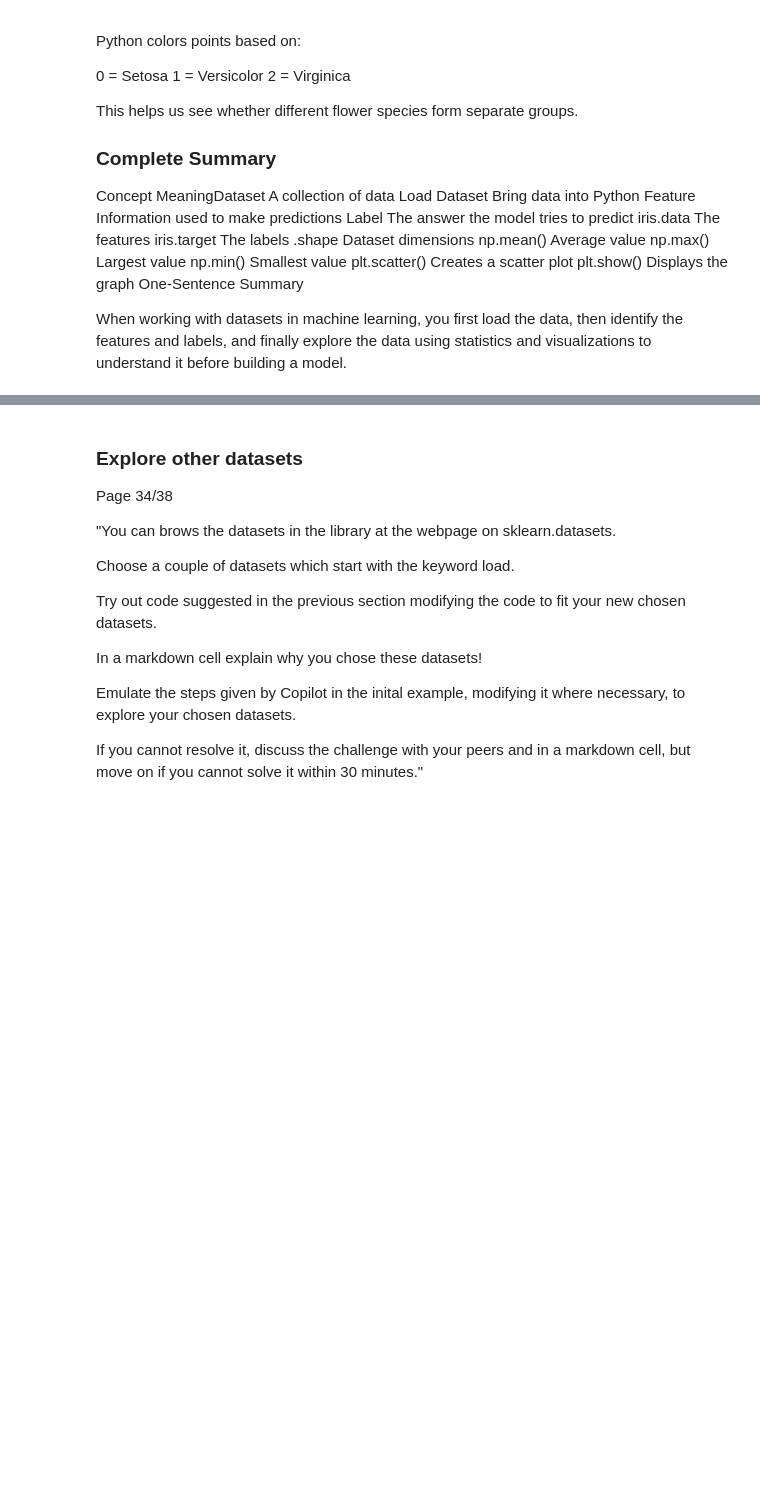
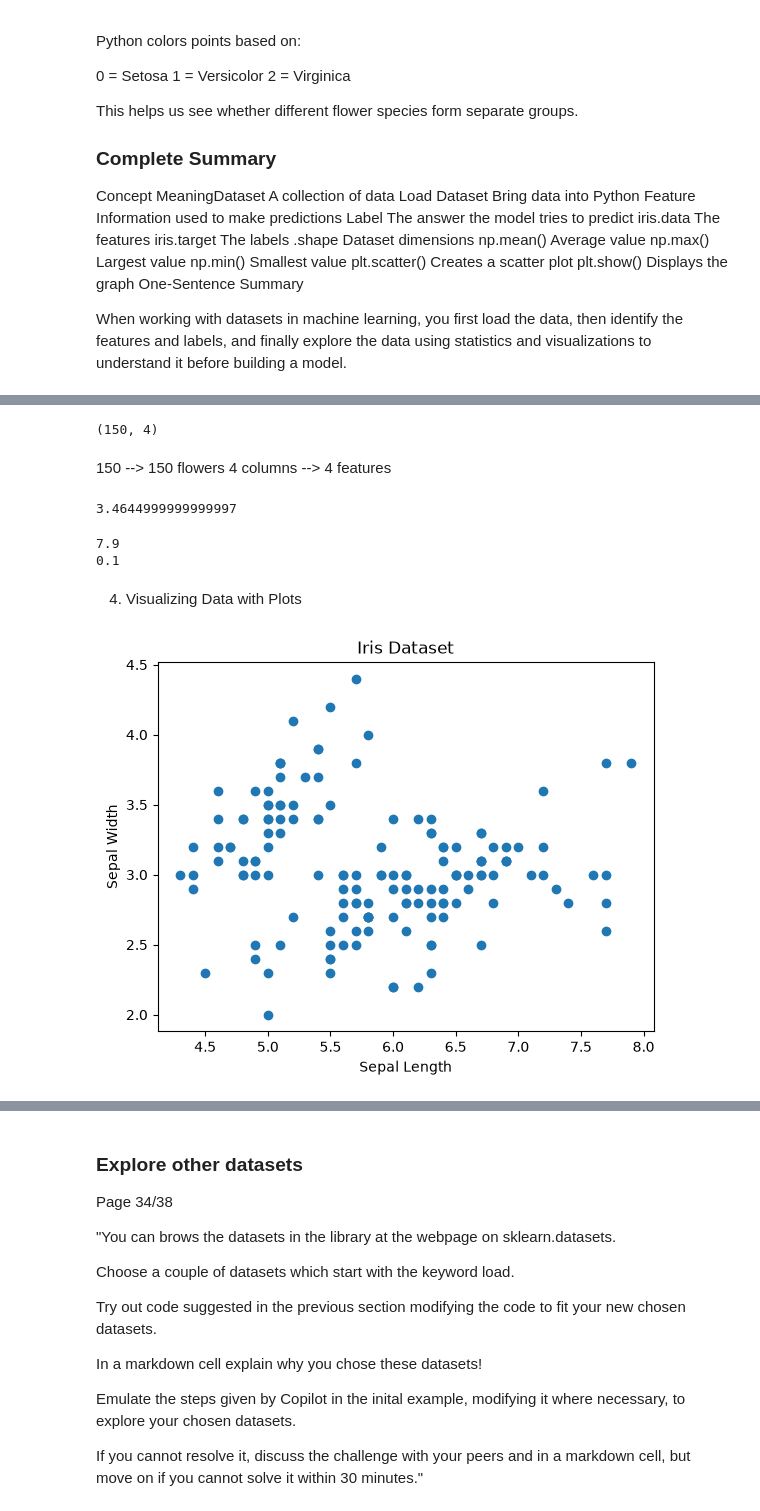
Before and after one commit to hazw15/ai-for-the-arts, a Jupyter notebook: coding_exercises.ipynb, the cells around one changed output, grey strips where cells are left out. Saved outputs shown, nothing was run; the diff lists cells and outputs as text; code cells hidden in the pictures; blank space fills up the shorter version.

```diff
--- a/coding_exercises.ipynb
+++ b/coding_exercises.ipynb
@@ -740,0 +795,64 @@ ModuleNotFoundError: No module named 'sklearn'
+# %%
+# Finding Dataset Size
+print(iris.data.shape)
+# %% [output]
+(150, 4)
+# %% [markdown]
+150 --> 150 flowers
+4 columns --> 4 features
+# %%
+# Calculating averages
+
+# Imports NumPy. NumPy is a library for working with numerical data.
+
+import numpy as np
+
+# Calculates the average value across the dataset.
+print(np.mean(iris.data))
+# %% [output]
+3.4644999999999997
+# %%
+# Finding Largest Value
+
+print(np.max(iris.data))
+
+# Finding Smallest Value
+
+print(np.min(iris.data))
+# %% [output]
+7.9
+0.1
+# %% [markdown]
+4. Visualizing Data with Plots
+# %%
+# Scatter Plot Example
+
+from sklearn.datasets import load_iris
+
+# Import Libraries
+import matplotlib.pyplot as plt
+
+
+# Load iris data set
+iris = load_iris()
+
+
+# [:, 0] - Select First Feature, Take all rows ":", Take column 0, where Column 0 is sepal length.
+# [:, 1] - Select Second Feature
+# plt.scatter(x_values, y_values) - Create Plot
+plt.scatter(
+    iris.data[:, 0],
+    iris.data[:, 1]
+)
+
+# Label Axes
+plt.xlabel("Sepal Length")
+plt.ylabel("Sepal Width")
+
+# Add Title
+plt.title("Iris Dataset")
+
+# Display Graph
+plt.show()
+# %% [output]
+[figure, added]
```
Also changed, not shown: parts of 10 cells of this notebook, 1 other file.
